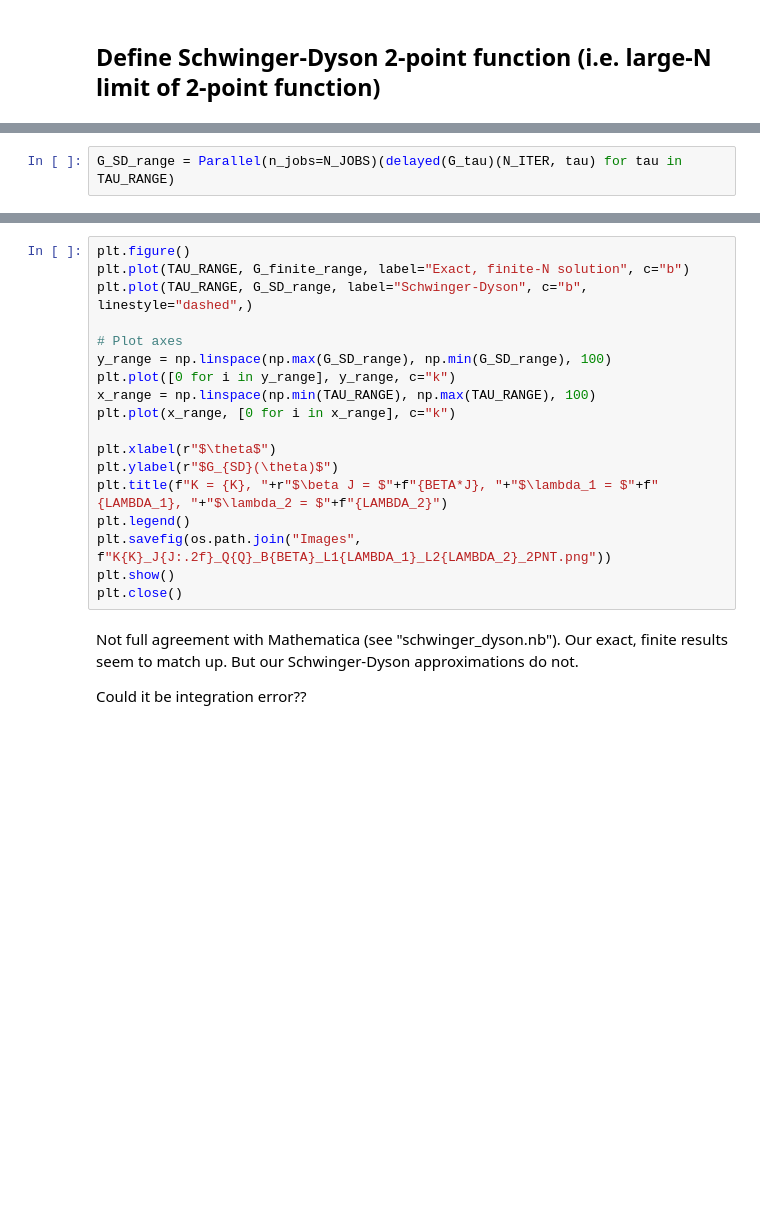
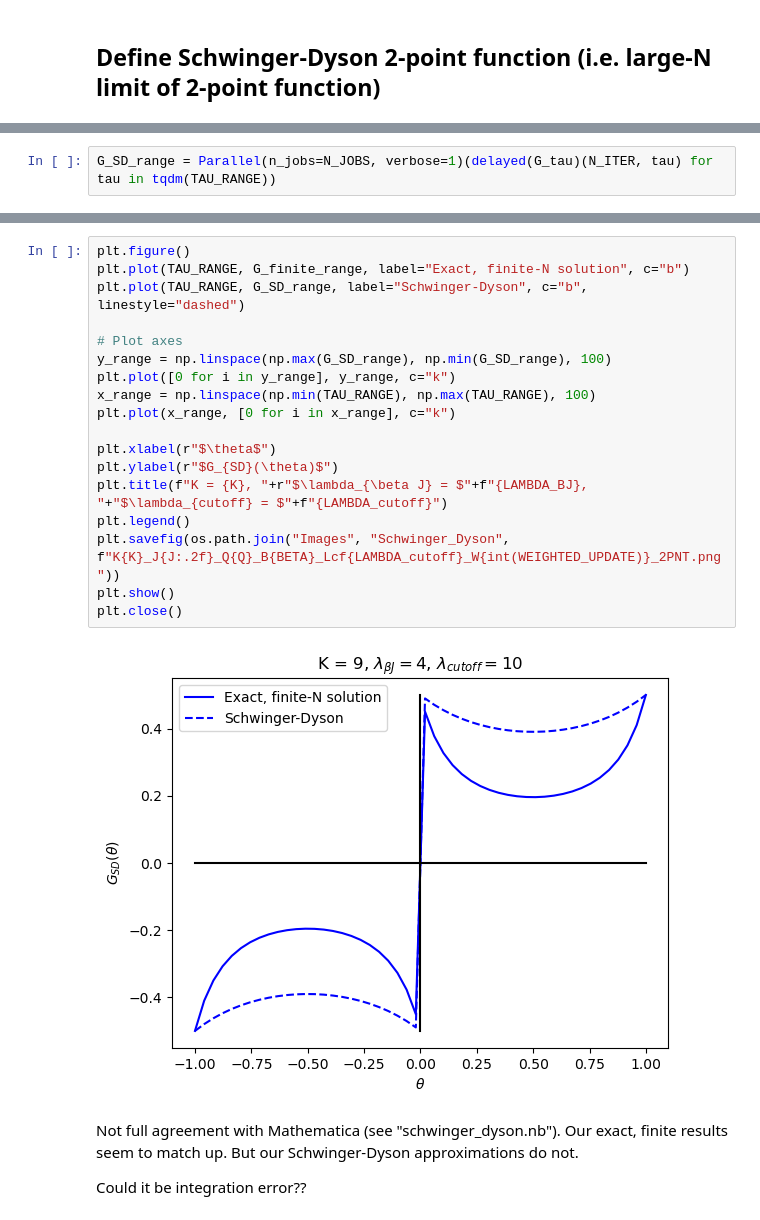
Before and after one commit to abdelabd/SYK, a Jupyter notebook: schwinger_dyson.ipynb, the cells around one changed output, grey strips where cells are left out. Saved outputs shown, nothing was run; the diff lists cells and outputs as text; blank space fills up the shorter version.

```diff
--- a/schwinger_dyson.ipynb
+++ b/schwinger_dyson.ipynb
@@ -285,2 +300,2 @@ plt.close()
 # %%
-G_SD_range = Parallel(n_jobs=N_JOBS)(delayed(G_tau)(N_ITER, tau) for tau in TAU_RANGE)
+G_SD_range = Parallel(n_jobs=N_JOBS, verbose=1)(delayed(G_tau)(N_ITER, tau) for tau in tqdm(TAU_RANGE))
@@ -287,21 +305,23 @@ G_SD_range = Parallel(n_jobs=N_JOBS)(delayed(G_tau)(N_ITER, tau) for tau in TAU_
 # %%
 plt.figure()
 plt.plot(TAU_RANGE, G_finite_range, label="Exact, finite-N solution", c="b")
-plt.plot(TAU_RANGE, G_SD_range, label="Schwinger-Dyson", c="b", linestyle="dashed",)
+plt.plot(TAU_RANGE, G_SD_range, label="Schwinger-Dyson", c="b", linestyle="dashed")
 
 # Plot axes
 y_range = np.linspace(np.max(G_SD_range), np.min(G_SD_range), 100)
 plt.plot([0 for i in y_range], y_range, c="k")
 x_range = np.linspace(np.min(TAU_RANGE), np.max(TAU_RANGE), 100)
 plt.plot(x_range, [0 for i in x_range], c="k")
 
 plt.xlabel(r"$\theta$")
 plt.ylabel(r"$G_{SD}(\theta)$")
-plt.title(f"K = {K}, "+r"$\beta J = $"+f"{BETA*J}, "+"$\lambda_1 = $"+f"{LAMBDA_1}, "+"$\lambda_2 = $"+f"{LAMBDA_2}")
+plt.title(f"K = {K}, "+r"$\lambda_{\beta J} = $"+f"{LAMBDA_BJ}, "+"$\lambda_{cutoff} = $"+f"{LAMBDA_cutoff}")
 plt.legend()
-plt.savefig(os.path.join("Images", f"K{K}_J{J:.2f}_Q{Q}_B{BETA}_L1{LAMBDA_1}_L2{LAMBDA_2}_2PNT.png"))
+plt.savefig(os.path.join("Images", "Schwinger_Dyson", f"K{K}_J{J:.2f}_Q{Q}_B{BETA}_Lcf{LAMBDA_cutoff}_W{int(WEIGHTED_UPDATE)}_2PNT.png"))
 plt.show()
 plt.close()
+# %% [output]
+[figure, added]
 # %% [markdown]
 Not full agreement with Mathematica (see "schwinger_dyson.nb"). Our exact, finite results seem to match up. But our Schwinger-Dyson approximations do not.
 
```
Also changed, not shown: parts of 17 cells of this notebook, 1 other file.
